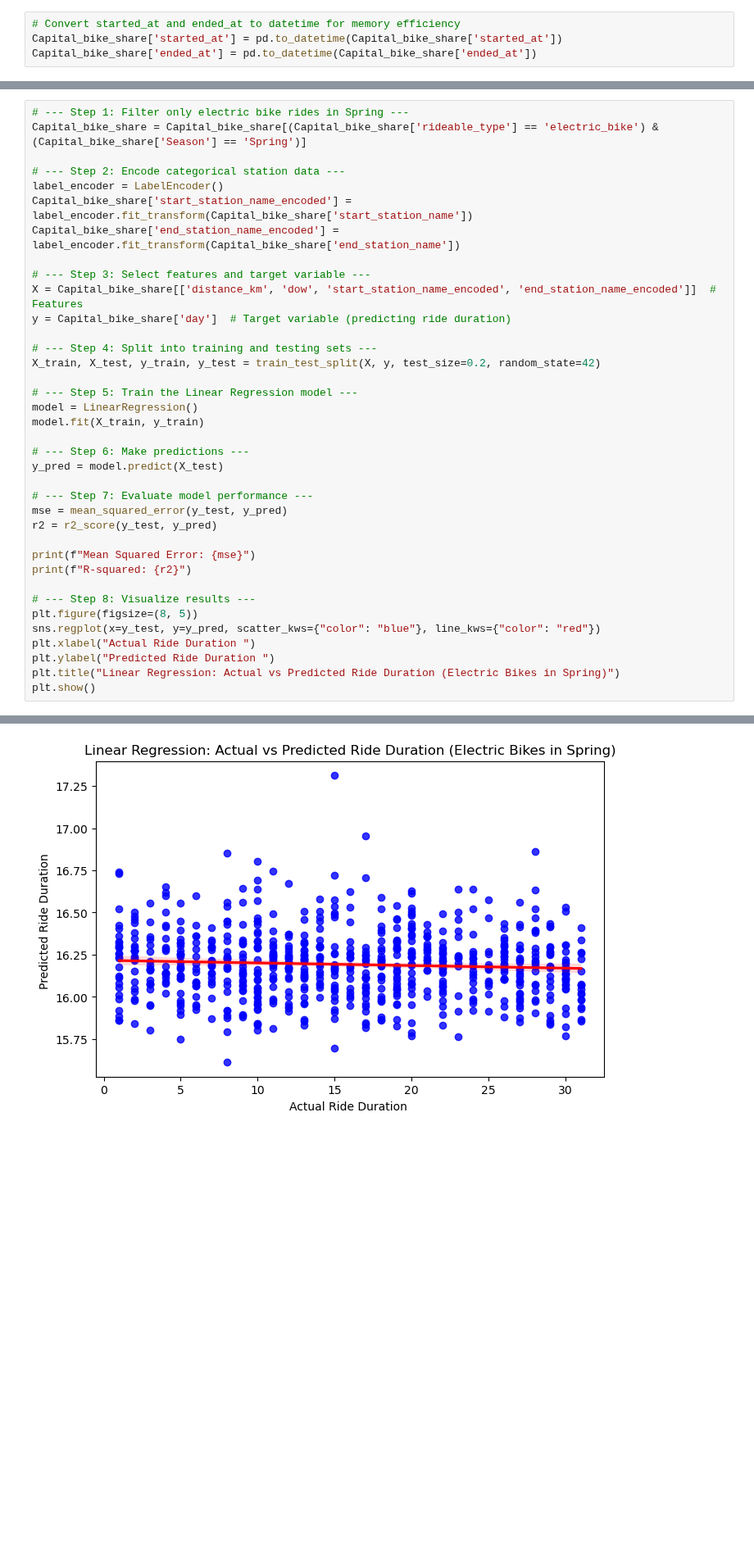
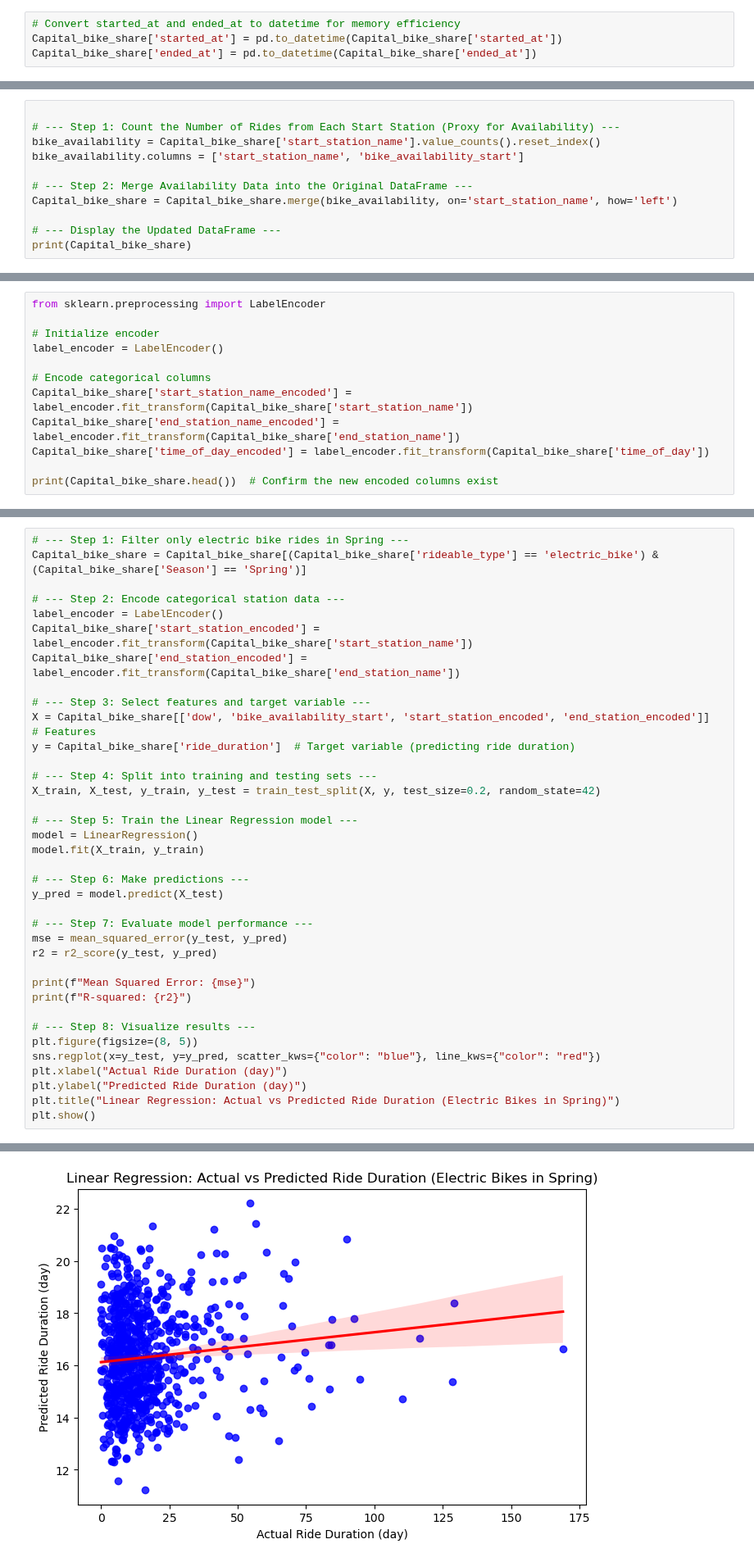
Before and after one commit to AlexIchie-coder/Projects, a Jupyter notebook: Bikeshare/Capital Bike ML.ipynb, the cells around one changed output, grey strips where cells are left out. Shown at 82% size. Saved outputs shown, nothing was run; the diff lists cells and outputs as text; blank space fills up the shorter version.

Commit message:
BikeShare ML

```diff
--- a/Bikeshare/Capital Bike ML.ipynb
+++ b/Bikeshare/Capital Bike ML.ipynb
@@ -123,3 +124,14 @@ Capital_bike_share['Season'].unique
 107998    winter
 107999    winter
 Name: Season, Length: 108000, dtype: object>
+# %%
+
+# --- Step 1: Count the Number of Rides from Each Start Station (Proxy for Availability) ---
+bike_availability = Capital_bike_share['start_station_name'].value_counts().reset_index()
+bike_availability.columns = ['start_station_name', 'bike_availability_start']
+
+# --- Step 2: Merge Availability Data into the Original DataFrame ---
+Capital_bike_share = Capital_bike_share.merge(bike_availability, on='start_station_name', how='left')
+
+# --- Display the Updated DataFrame ---
+print(Capital_bike_share)
@@ -125,0 +218,12 @@ Name: Season, Length: 108000, dtype: object>
+# %%
+from sklearn.preprocessing import LabelEncoder
+
+# Initialize encoder
+label_encoder = LabelEncoder()
+
+# Encode categorical columns
+Capital_bike_share['start_station_name_encoded'] = label_encoder.fit_transform(Capital_bike_share['start_station_name'])
+Capital_bike_share['end_station_name_encoded'] = label_encoder.fit_transform(Capital_bike_share['end_station_name'])
+Capital_bike_share['time_of_day_encoded'] = label_encoder.fit_transform(Capital_bike_share['time_of_day'])
+
+print(Capital_bike_share.head())  # Confirm the new encoded columns exist
@@ -129,12 +344,12 @@ Capital_bike_share = Capital_bike_share[(Capital_bike_share['rideable_type'] ==
 
 # --- Step 2: Encode categorical station data ---
 label_encoder = LabelEncoder()
-Capital_bike_share['start_station_name_encoded'] = label_encoder.fit_transform(Capital_bike_share['start_station_name'])
-Capital_bike_share['end_station_name_encoded'] = label_encoder.fit_transform(Capital_bike_share['end_station_name'])
+Capital_bike_share['start_station_encoded'] = label_encoder.fit_transform(Capital_bike_share['start_station_name'])
+Capital_bike_share['end_station_encoded'] = label_encoder.fit_transform(Capital_bike_share['end_station_name'])
 
 # --- Step 3: Select features and target variable ---
-X = Capital_bike_share[['distance_km', 'dow', 'start_station_name_encoded', 'end_station_name_encoded']]  # Features
-y = Capital_bike_share['day']  # Target variable (predicting ride duration)
+X = Capital_bike_share[['dow', 'bike_availability_start', 'start_station_encoded', 'end_station_encoded']]  # Features
+y = Capital_bike_share['ride_duration']  # Target variable (predicting ride duration)
 
 # --- Step 4: Split into training and testing sets ---
 X_train, X_test, y_train, y_test = train_test_split(X, y, test_size=0.2, random_state=42)
@@ -156,8 +371,8 @@ print(f"R-squared: {r2}")
 # --- Step 8: Visualize results ---
 plt.figure(figsize=(8, 5))
 sns.regplot(x=y_test, y=y_pred, scatter_kws={"color": "blue"}, line_kws={"color": "red"})
-plt.xlabel("Actual Ride Duration ")
-plt.ylabel("Predicted Ride Duration ")
+plt.xlabel("Actual Ride Duration (day)")
+plt.ylabel("Predicted Ride Duration (day)")
 plt.title("Linear Regression: Actual vs Predicted Ride Duration (Electric Bikes in Spring)")
 plt.show()
 # %% [output]
@@ -166,2 +381,2 @@ R-squared: -0.006832714827530895
-[figure, old version]
+[figure, new version]
 # %%
```
Also changed, not shown: parts of 26 cells of this notebook.
